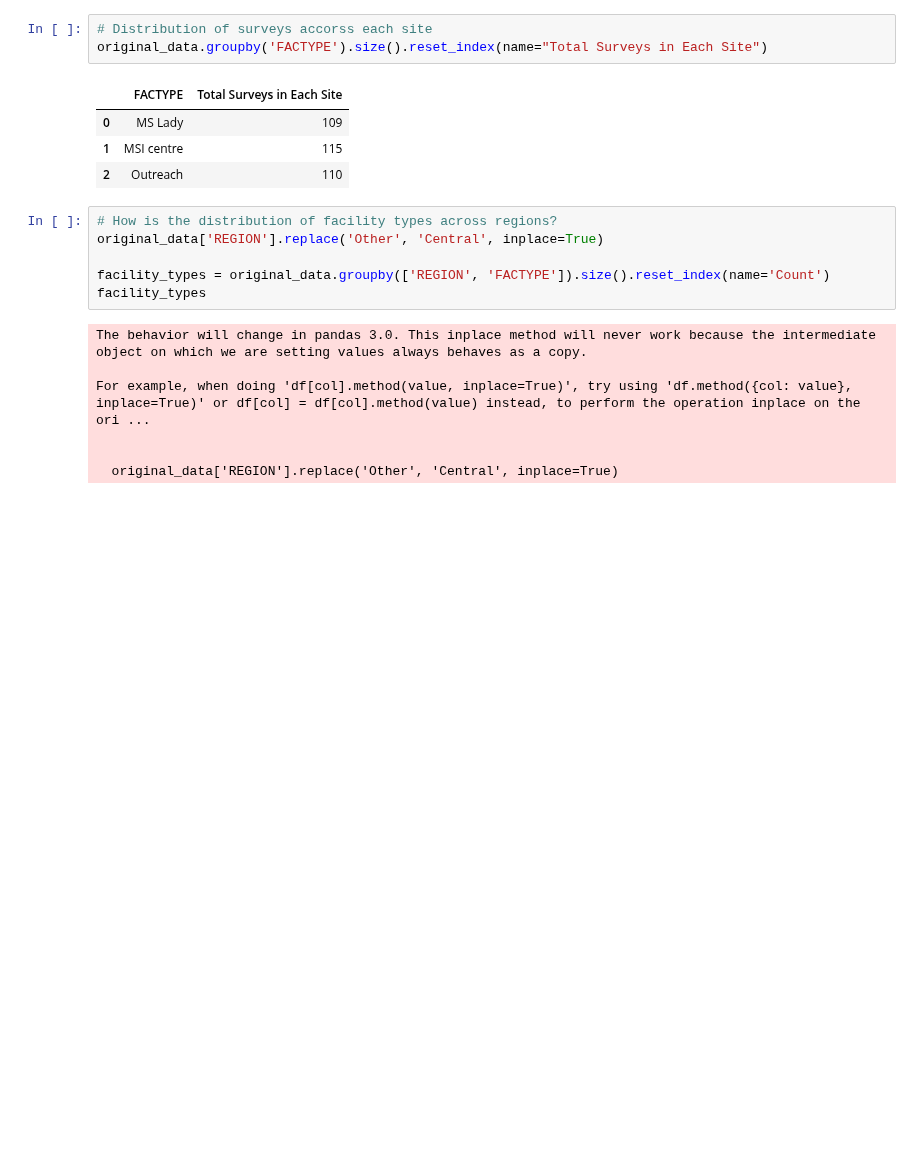
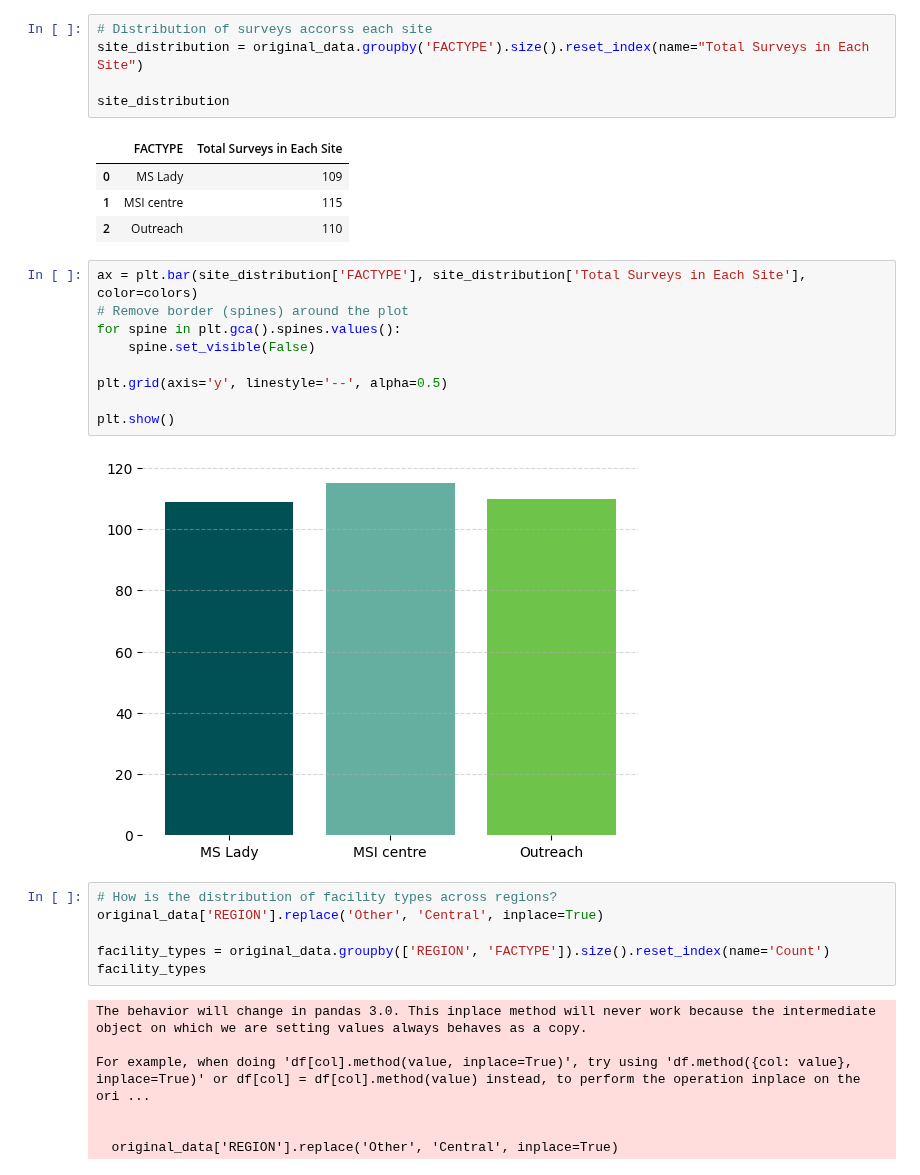
Before and after one commit to Mirwais-Farahi/MSIHealthServiceAnalytics, a Jupyter notebook: notebooks/03_Descriptive_Analysis.ipynb, the cells around one changed output. Saved outputs shown, nothing was run; the diff lists cells and outputs as text; blank space fills up the shorter version.

```diff
--- a/notebooks/03_Descriptive_Analysis.ipynb
+++ b/notebooks/03_Descriptive_Analysis.ipynb
@@ -95,12 +95,25 @@ Data Collection End Date: 26-Dec-24
 #### 1. How is the distribution of facility types across regions?
 # %%
 # Distribution of surveys accorss each site
-original_data.groupby('FACTYPE').size().reset_index(name="Total Surveys in Each Site")
+site_distribution = original_data.groupby('FACTYPE').size().reset_index(name="Total Surveys in Each Site")
+
+site_distribution
 # %% [output]
 |  | FACTYPE | Total Surveys in Each Site |
 | 0 | MS Lady | 109 |
 | 1 | MSI centre | 115 |
 | 2 | Outreach | 110 |
+# %%
+ax = plt.bar(site_distribution['FACTYPE'], site_distribution['Total Surveys in Each Site'], color=colors)
+# Remove border (spines) around the plot
+for spine in plt.gca().spines.values():
+    spine.set_visible(False)
+
+plt.grid(axis='y', linestyle='--', alpha=0.5)
+
+plt.show()
+# %% [output]
+[figure, added]
 # %%
 # How is the distribution of facility types across regions?
 original_data['REGION'].replace('Other', 'Central', inplace=True)
```
